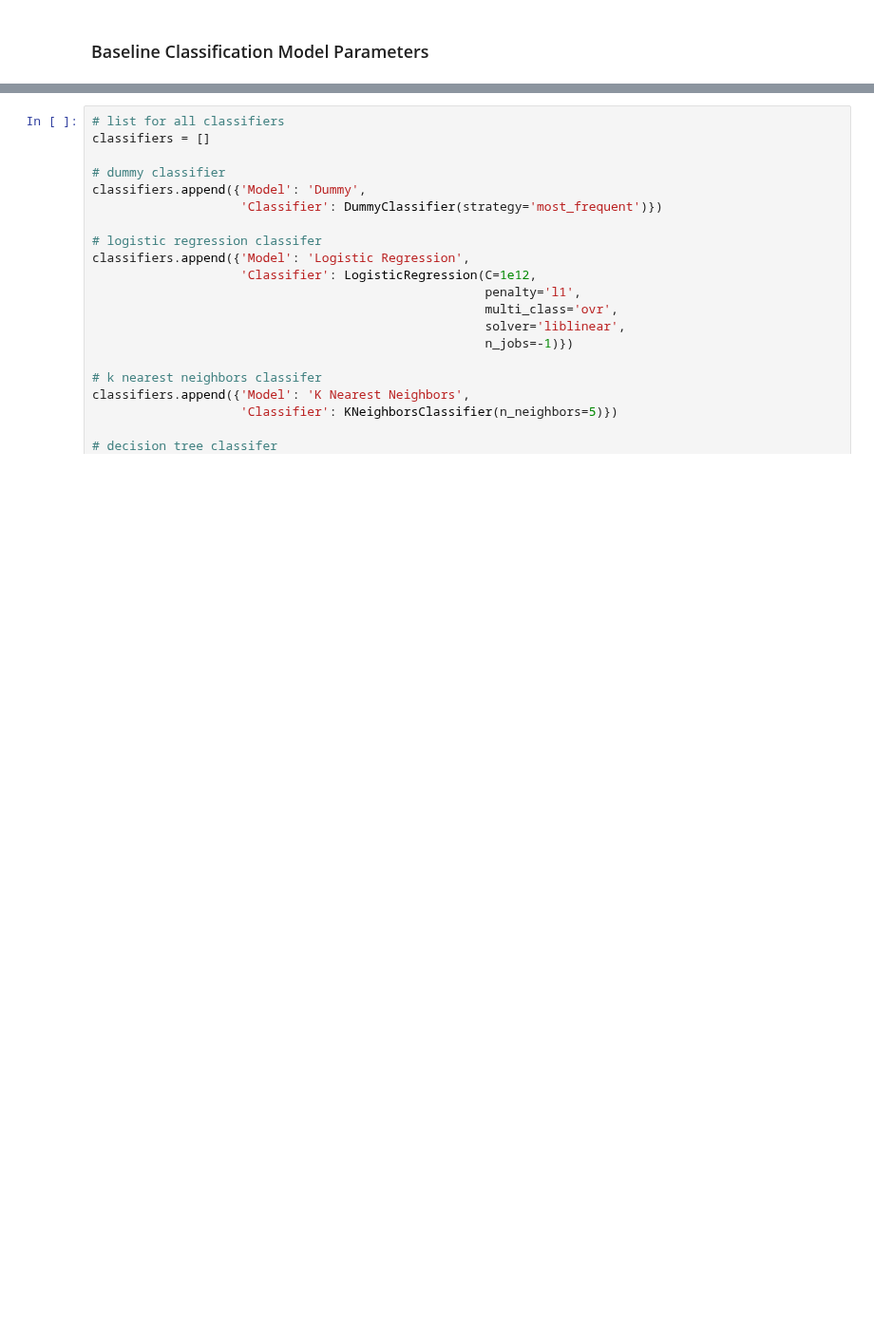
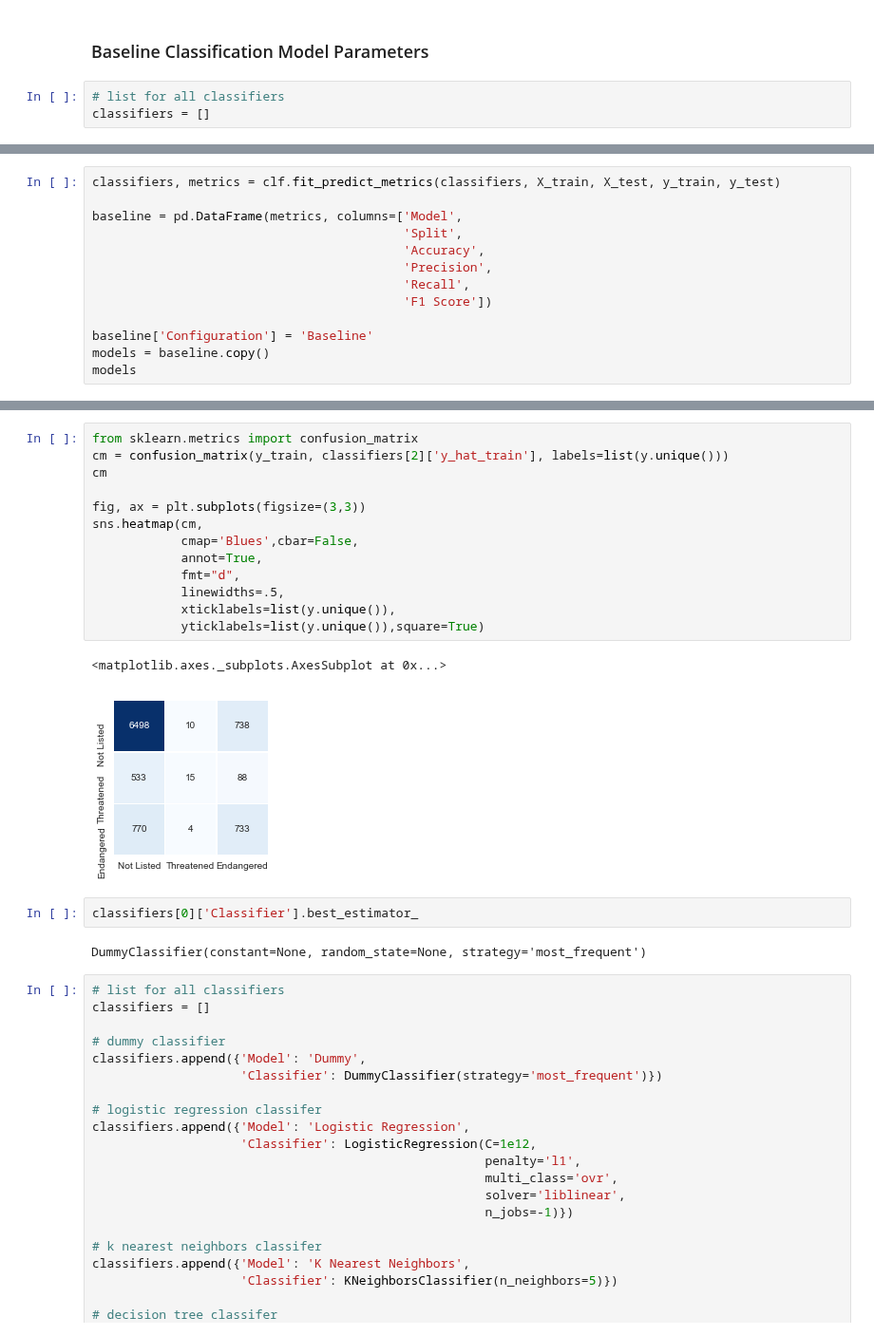
Before and after one commit to acdick/endangered_species_classification, a Jupyter notebook: Source/04_Classification_Modeling.ipynb, the cells around one changed output, grey strips where cells are left out. Shown at 95% size. Saved outputs shown, nothing was run; the diff lists cells and outputs as text; blank space fills up the shorter version.

Commit message:
updated baseline confusion matrix

```diff
--- a/Source/04_Classification_Modeling.ipynb
+++ b/Source/04_Classification_Modeling.ipynb
@@ -69,2 +69,5 @@ Threatened:    0.07410562180579217
 # %% [markdown]
 ### Baseline Classification Model Parameters
+# %%
+# list for all classifiers
+classifiers = []
@@ -70,0 +110,13 @@ Threatened:    0.07410562180579217
+# %%
+classifiers, metrics = clf.fit_predict_metrics(classifiers, X_train, X_test, y_train, y_test)
+
+baseline = pd.DataFrame(metrics, columns=['Model',
+                                          'Split',
+                                          'Accuracy',
+                                          'Precision',
+                                          'Recall',
+                                          'F1 Score'])
+
+baseline['Configuration'] = 'Baseline'
+models = baseline.copy()
+models
@@ -71,3 +156,23 @@ Threatened:    0.07410562180579217
+# %%
+from sklearn.metrics import confusion_matrix
+cm = confusion_matrix(y_train, classifiers[2]['y_hat_train'], labels=list(y.unique()))
+cm
+
+fig, ax = plt.subplots(figsize=(3,3))
+sns.heatmap(cm,
+            cmap='Blues',cbar=False,
+            annot=True,
+            fmt="d",
+            linewidths=.5,
+            xticklabels=list(y.unique()),
+            yticklabels=list(y.unique()),square=True)
+# %% [output]
+<matplotlib.axes._subplots.AxesSubplot at 0x...>
+[figure, added]
+# %%
+classifiers[0]['Classifier'].best_estimator_
+# %% [output]
+DummyClassifier(constant=None, random_state=None, strategy='most_frequent')
 # %%
 # list for all classifiers
 classifiers = []
```
Also changed, not shown: parts of 5 cells of this notebook, 3 other files.
